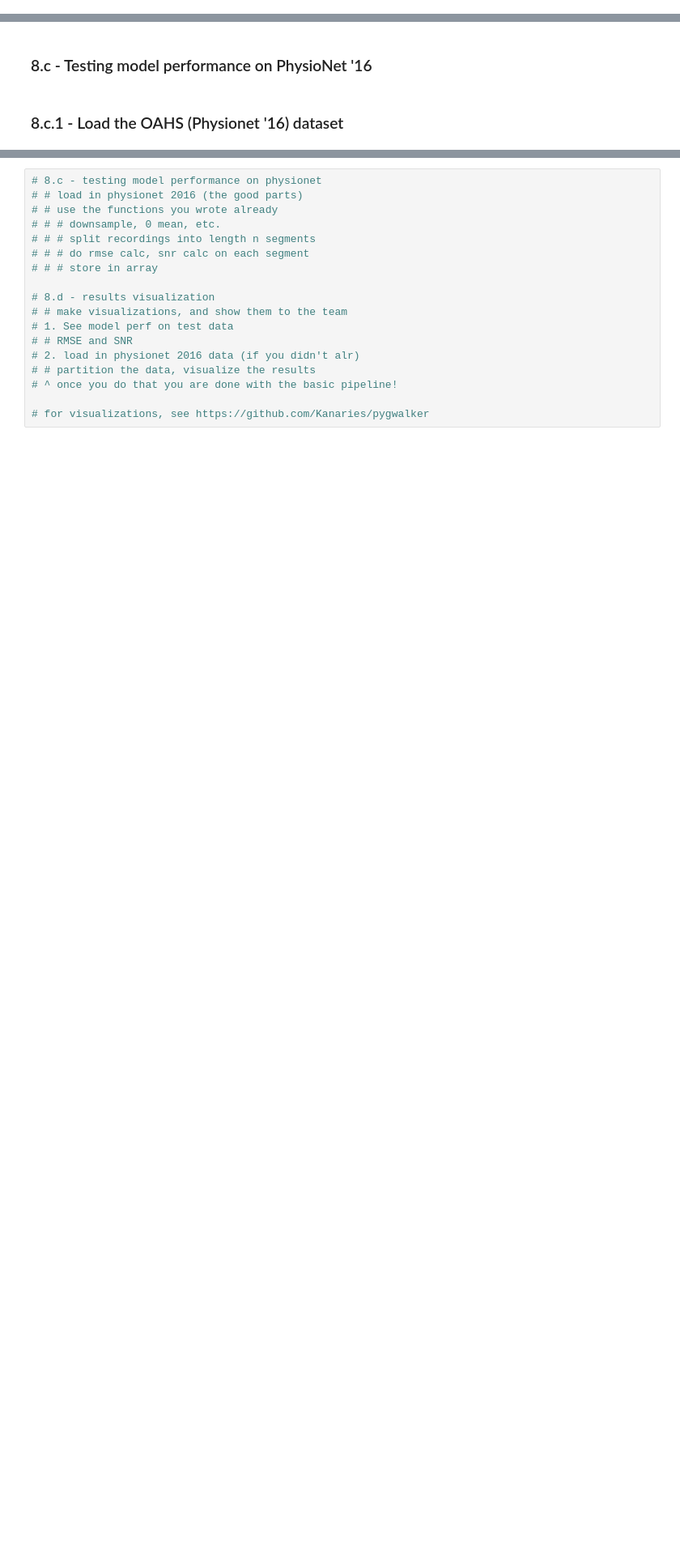
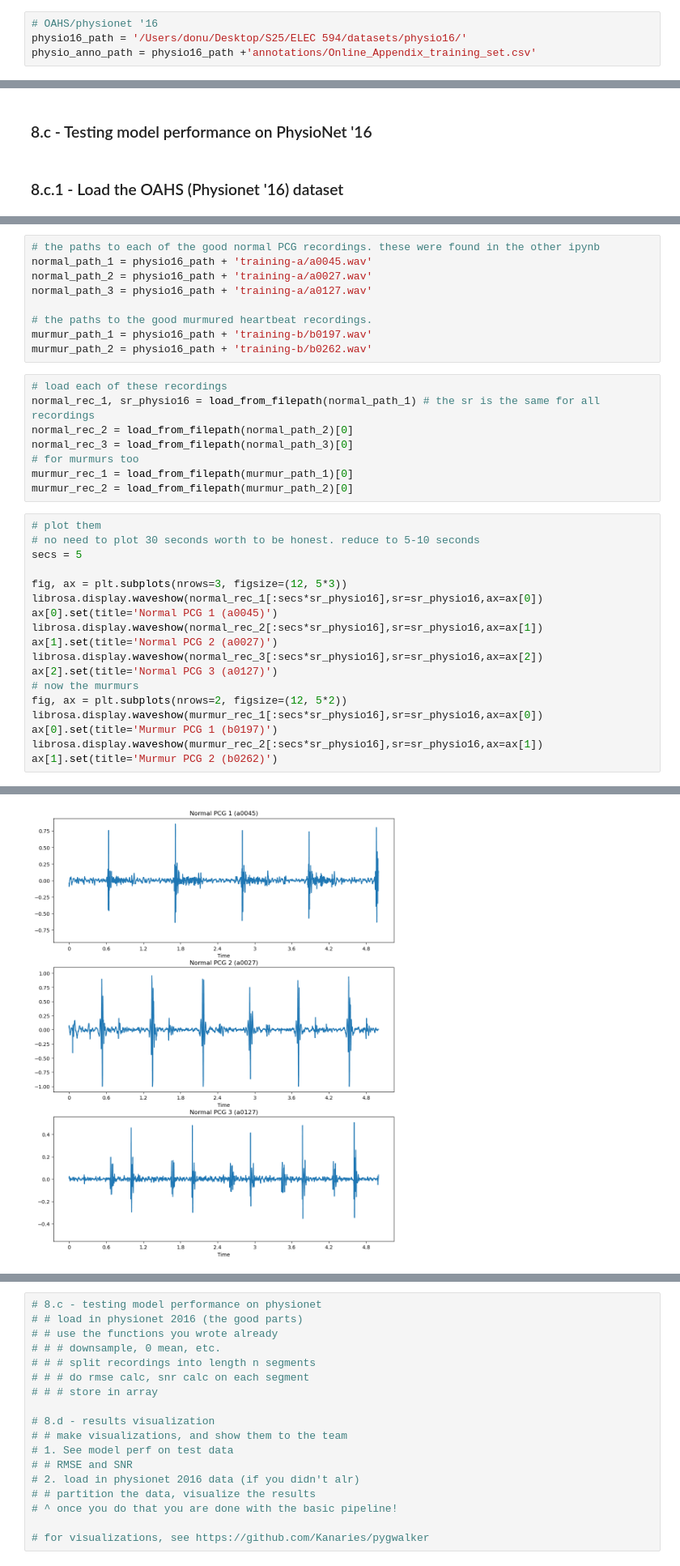
Before and after one commit to Rice-MECE-Capstone-Projects/Heart---Spring-2025, a Jupyter notebook: emmanuel-zerefa/u-net.ipynb, the cells around one changed output, grey strips where cells are left out. Shown at 81% size. Cells and saved outputs as stored; diff of their text form; blank space fills up the shorter version.

Commit message:
Added a few good recordings to unet.ipynb

```diff
--- a/emmanuel-zerefa/u-net.ipynb
+++ b/emmanuel-zerefa/u-net.ipynb
@@ -65,6 +65,10 @@ arcawavs_path = '/Users/donu/Desktop/S25/ELEC 594/datasets/ARCA23K_audio/'
 # hospital ambient sounds dataset, from the Ali paper
 han_raw_path = '/Users/donu/Desktop/S25/ELEC 594/datasets/hospital-noise-original/'
 han_filtered_path = '/Users/donu/Desktop/S25/ELEC 594/datasets/hospital-noise-filtered-resampled/'
+# %%
+# OAHS/physionet '16
+physio16_path = '/Users/donu/Desktop/S25/ELEC 594/datasets/physio16/'
+physio_anno_path = physio16_path +'annotations/Online_Appendix_training_set.csv'
 # %% [markdown]
 ## 1. Loading the data
 # %% [markdown]
@@ -1324,0 +1336,36 @@ full_pascal_performances = {'normal':{'orig_snr':[],'orig_rmse':[],'new_snr':[],
+# %%
+# the paths to each of the good normal PCG recordings. these were found in the other ipynb
+normal_path_1 = physio16_path + 'training-a/a0045.wav'
+normal_path_2 = physio16_path + 'training-a/a0027.wav'
+normal_path_3 = physio16_path + 'training-a/a0127.wav'
+
+# the paths to the good murmured heartbeat recordings.
+murmur_path_1 = physio16_path + 'training-b/b0197.wav'
+murmur_path_2 = physio16_path + 'training-b/b0262.wav'
+# %%
+# load each of these recordings
+normal_rec_1, sr_physio16 = load_from_filepath(normal_path_1) # the sr is the same for all recordings
+normal_rec_2 = load_from_filepath(normal_path_2)[0]
+normal_rec_3 = load_from_filepath(normal_path_3)[0]
+# for murmurs too
+murmur_rec_1 = load_from_filepath(murmur_path_1)[0]
+murmur_rec_2 = load_from_filepath(murmur_path_2)[0]
+# %%
+# plot them
+# no need to plot 30 seconds worth to be honest. reduce to 5-10 seconds
+secs = 5
+
+fig, ax = plt.subplots(nrows=3, figsize=(12, 5*3))
+librosa.display.waveshow(normal_rec_1[:secs*sr_physio16],sr=sr_physio16,ax=ax[0])
+ax[0].set(title='Normal PCG 1 (a0045)')
+librosa.display.waveshow(normal_rec_2[:secs*sr_physio16],sr=sr_physio16,ax=ax[1])
+ax[1].set(title='Normal PCG 2 (a0027)')
+librosa.display.waveshow(normal_rec_3[:secs*sr_physio16],sr=sr_physio16,ax=ax[2])
+ax[2].set(title='Normal PCG 3 (a0127)')
+# now the murmurs
+fig, ax = plt.subplots(nrows=2, figsize=(12, 5*2))
+librosa.display.waveshow(murmur_rec_1[:secs*sr_physio16],sr=sr_physio16,ax=ax[0])
+ax[0].set(title='Murmur PCG 1 (b0197)')
+librosa.display.waveshow(murmur_rec_2[:secs*sr_physio16],sr=sr_physio16,ax=ax[1])
+ax[1].set(title='Murmur PCG 2 (b0262)')
+# %% [output]
@@ -1324,0 +1373 @@ full_pascal_performances = {'normal':{'orig_snr':[],'orig_rmse':[],'new_snr':[],
+[figure, added]
```
Also changed, not shown: parts of 5 cells of this notebook, 1 other file.
